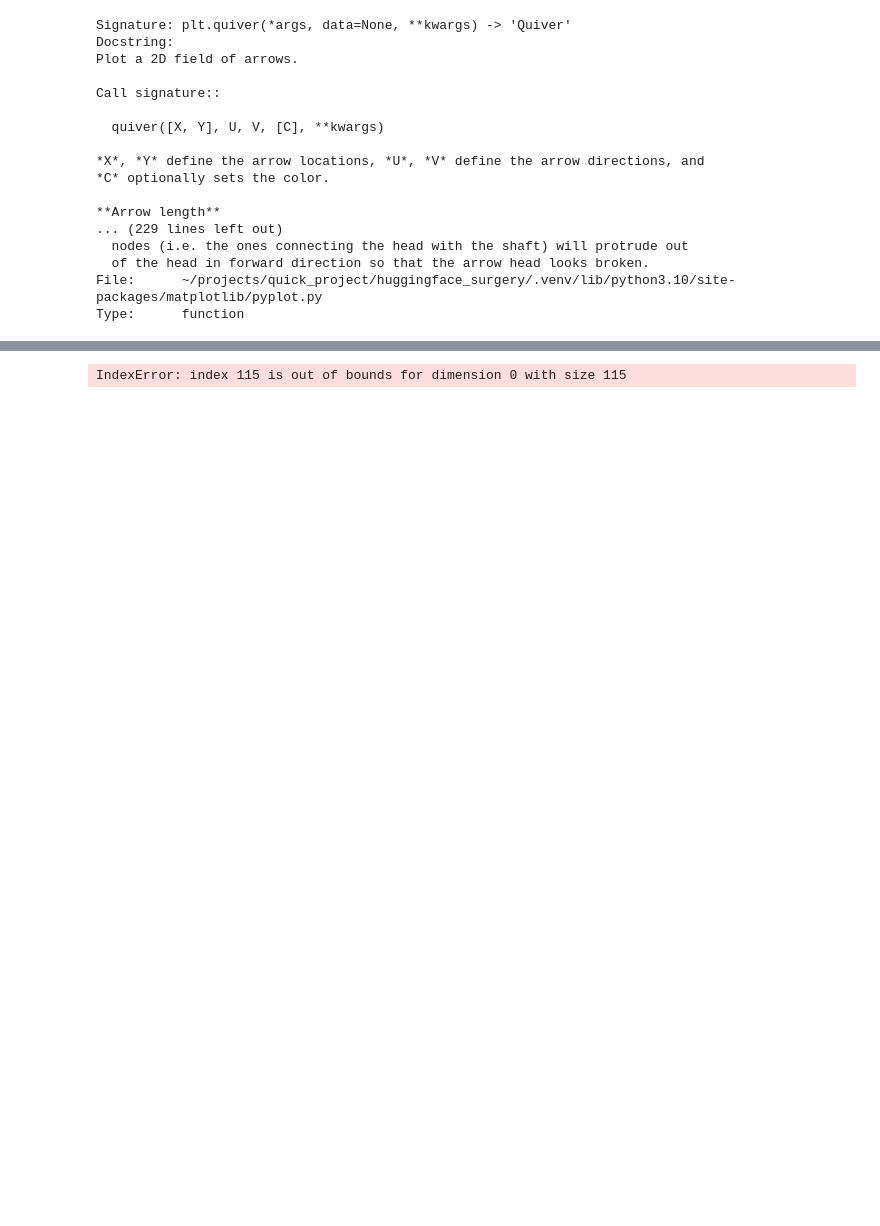
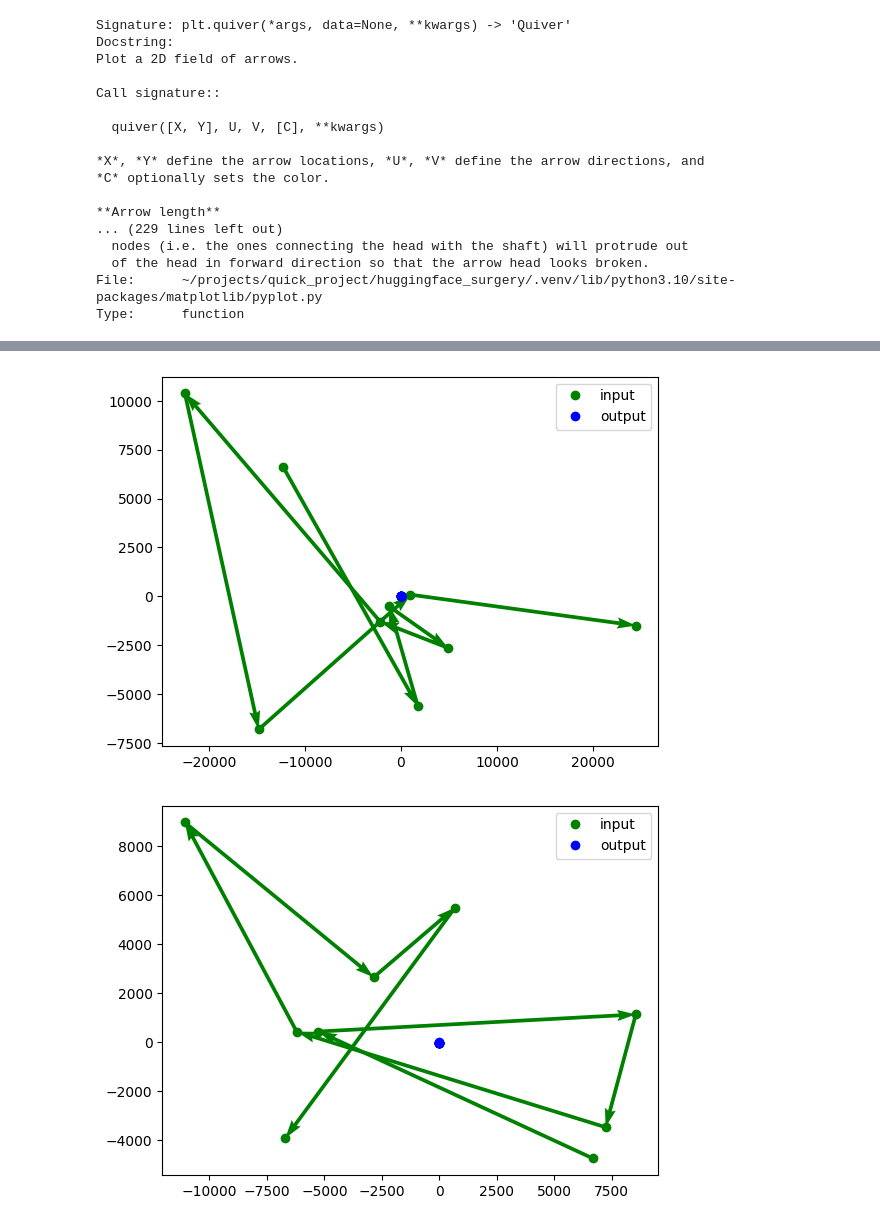
Before and after one commit to rcpaffenroth/iterativennsimple_extension, a Jupyter notebook: huggingface_surgery/notebooks/04-rcp-path-analysis.ipynb, the cells around one changed output, grey strips where cells are left out. Drawn from its saved outputs; the diff is of its cells as text; code cells hidden in the pictures; blank space fills up the shorter version.

```diff
--- a/huggingface_surgery/notebooks/04-rcp-path-analysis.ipynb
+++ b/huggingface_surgery/notebooks/04-rcp-path-analysis.ipynb
@@ -115,24 +118,25 @@ for i in range(4):
 # %%
-plot_range = torch.arange(106,116)
+plot_range = torch.arange(106,115)
 for i in range(4):
     plt.plot(input_points_2d[i, plot_range, 0],
              input_points_2d[i, plot_range, 1],
              'o', color='g', label='input')
     x = input_points_2d[i, plot_range, 0]
     y = input_points_2d[i, plot_range, 1]
     plt.quiver(x[:-1], y[:-1],x[1:]-x[:-1], y[1:]-y[:-1],
                color='g', angles='xy', scale_units='xy', scale=1)
 
     plt.plot(output_points_2d[i, plot_range ,0],
              output_points_2d[i, plot_range, 1],
              'o', color='b', label='output')
     x = output_points_2d[i, plot_range, 0]
     y = output_points_2d[i, plot_range, 1]
     plt.quiver(x[:-1], y[:-1],x[1:]-x[:-1], y[1:]-y[:-1],
                color='b', angles='xy', scale_units='xy', scale=1)
 
 
     plt.legend()
     plt.show()
 # %% [output]
-IndexError: index 115 is out of bounds for dimension 0 with size 115
+[figure, added]
+[figure, added]
```
Also changed, not shown: parts of 11 cells of this notebook, 2 other files.
